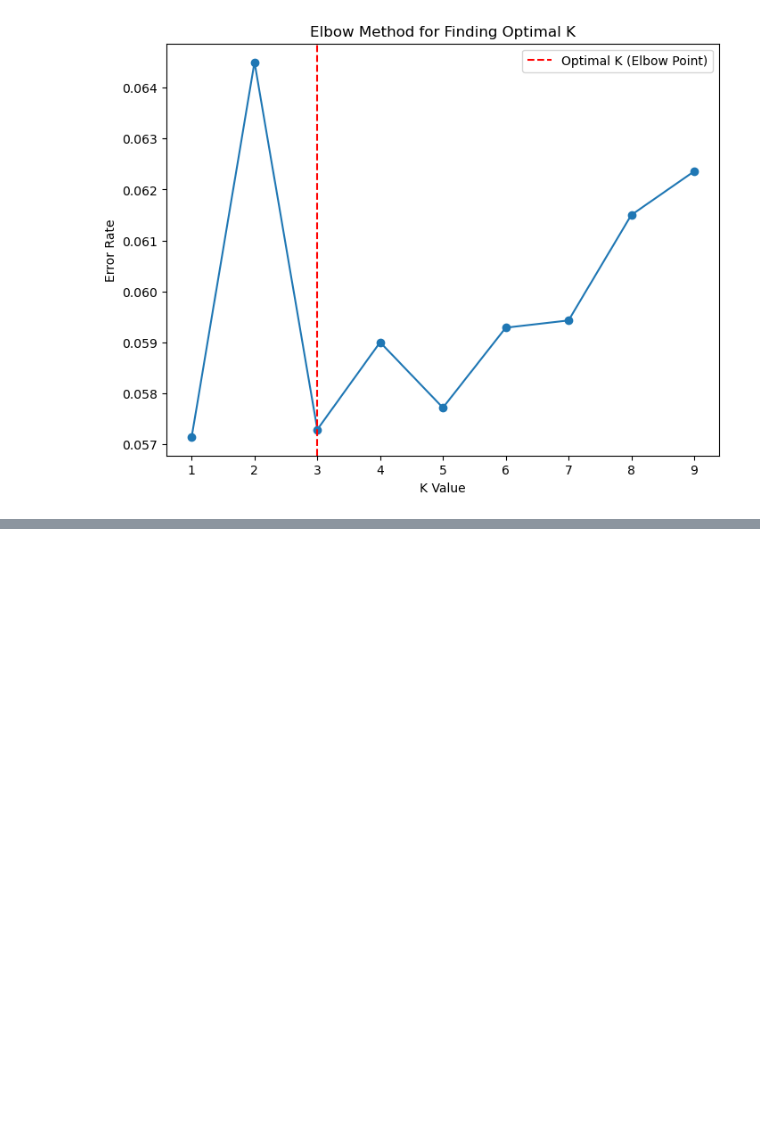
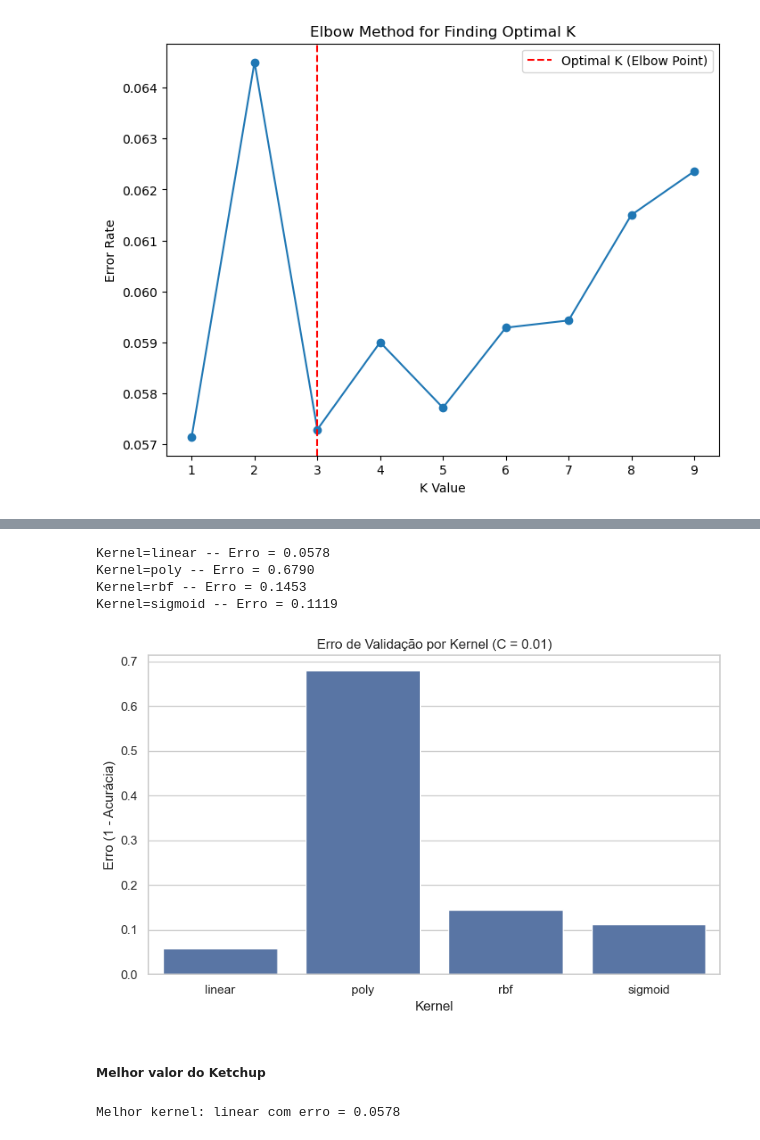
Before and after one commit to Gabp0/computer-vision, a Jupyter notebook: AT4/mnist-classification.ipynb, the cells around one changed output, grey strips where cells are left out. Cells and saved outputs as stored; diff of their text form; code cells hidden in the pictures; blank space fills up the shorter version.

```diff
--- a/AT4/mnist-classification.ipynb
+++ b/AT4/mnist-classification.ipynb
@@ -114,0 +224,35 @@ plt.show()
+# %%
+kernels = ['linear', 'poly', 'rbf', 'sigmoid']
+errors_kernel = []
+
+for kernel in kernels:
+    model = SVC(kernel=kernel, C=best_c)
+    model.fit(train_images_scaled, train_labels)
+    pred_labels = model.predict(val_images_scaled)
+    error_score = 1 - accuracy_score(val_labels, pred_labels)
+    errors_kernel.append(error_score)
+    print(f"Kernel={kernel} -- Erro = {error_score:.4f}")
+
+sns.set(style="whitegrid")
+plt.figure(figsize=(8, 5))
+sns.barplot(x=kernels, y=errors_kernel)
+plt.xlabel("Kernel")
+plt.ylabel("Erro (1 - Acurácia)")
+plt.title(f"Erro de Validação por Kernel (C = {best_c})")
+plt.tight_layout()
+plt.show()
+# %% [output]
+Kernel=linear -- Erro = 0.0578
+Kernel=poly -- Erro = 0.6790
+Kernel=rbf -- Erro = 0.1453
+Kernel=sigmoid -- Erro = 0.1119
+[figure, added]
+# %% [markdown]
+##### Melhor valor do Ketchup
+# %%
+best_index_kernel = np.argmin(errors_kernel)
+best_kernel = kernels[best_index_kernel]
+
+print(f"\nMelhor kernel: {best_kernel} com erro = {errors_kernel[best_index_kernel]:.4f}")
+# %% [output]
+Melhor kernel: linear com erro = 0.0578
```
Also changed, not shown: parts of 22 cells of this notebook, 1 other file.
